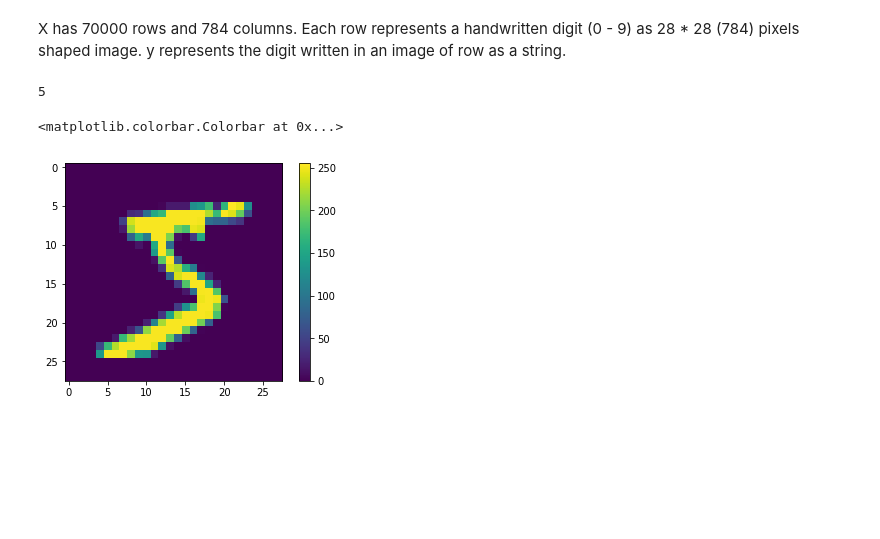
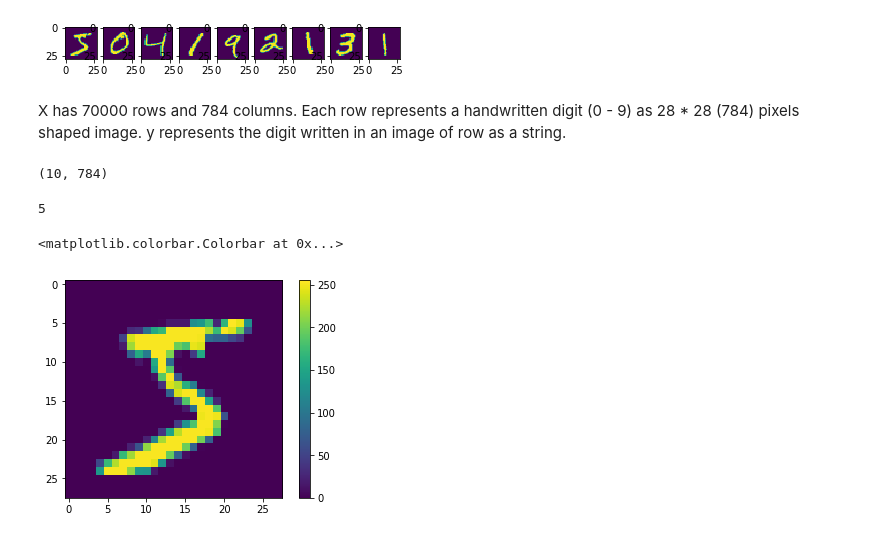
Before and after one commit to Satin21/Linear-Algebra-and-optimization-for-machine-learning, a Jupyter notebook: Sathish/Clustering.ipynb, the cells around one changed output. Saved outputs shown, nothing was run; the diff lists cells and outputs as text; code cells hidden in the pictures; blank space fills up the shorter version.

```diff
--- a/Sathish/Clustering.ipynb
+++ b/Sathish/Clustering.ipynb
@@ -9,3 +124,13 @@ X, y = fetch_openml('mnist_784', version=1, return_X_y=True, cache = False)
+# %%
+fig, ax = plt.subplots(1, 9)
+for i in range(9):
+    ax[i].imshow(X[i].reshape(28, -1))
+# %% [output]
+[figure, added]
 # %% [markdown]
 X has 70000 rows and 784 columns. Each row represents a handwritten digit (0 - 9) as 28 * 28 (784) pixels shaped image.
 y represents the digit written in an image of row as a string.
+# %%
+distance.shape
+# %% [output]
+(10, 784)
```
Also changed, not shown: parts of 21 cells of this notebook, 1 other file.
